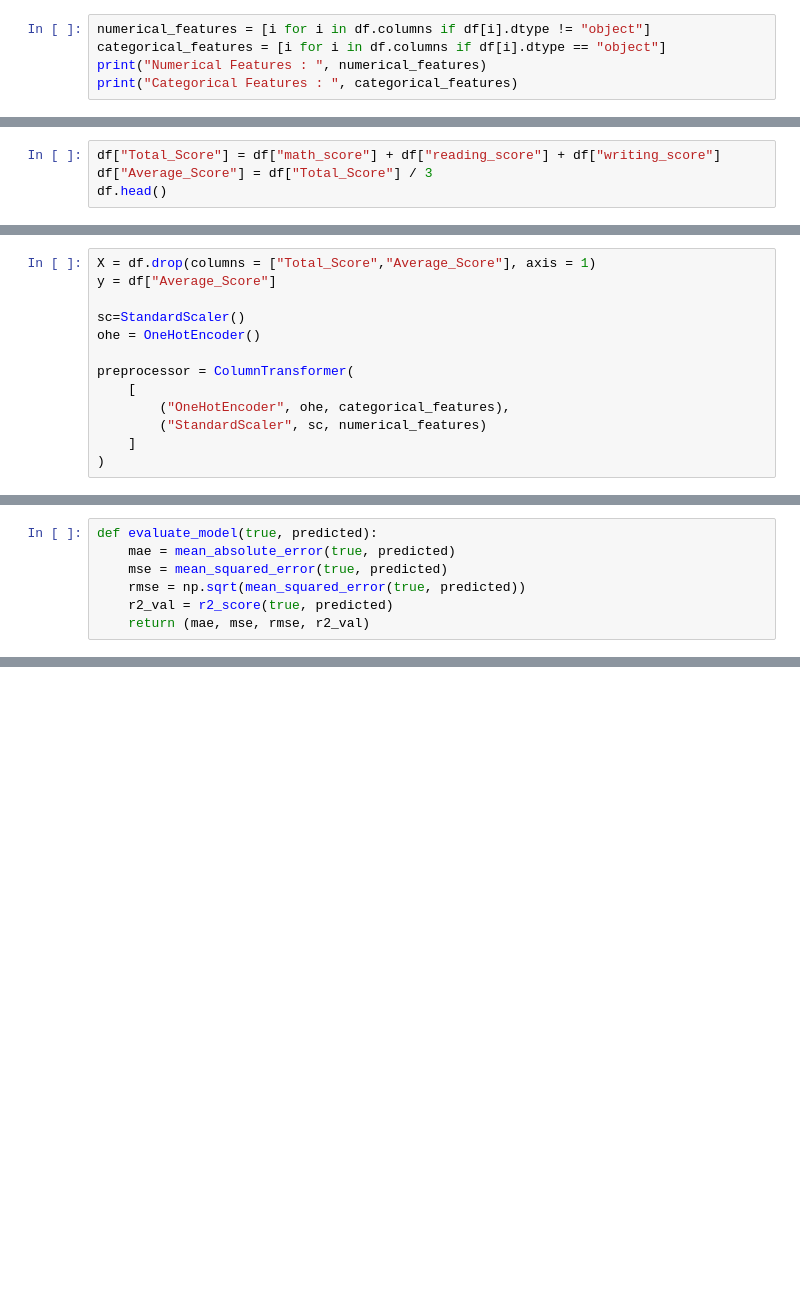
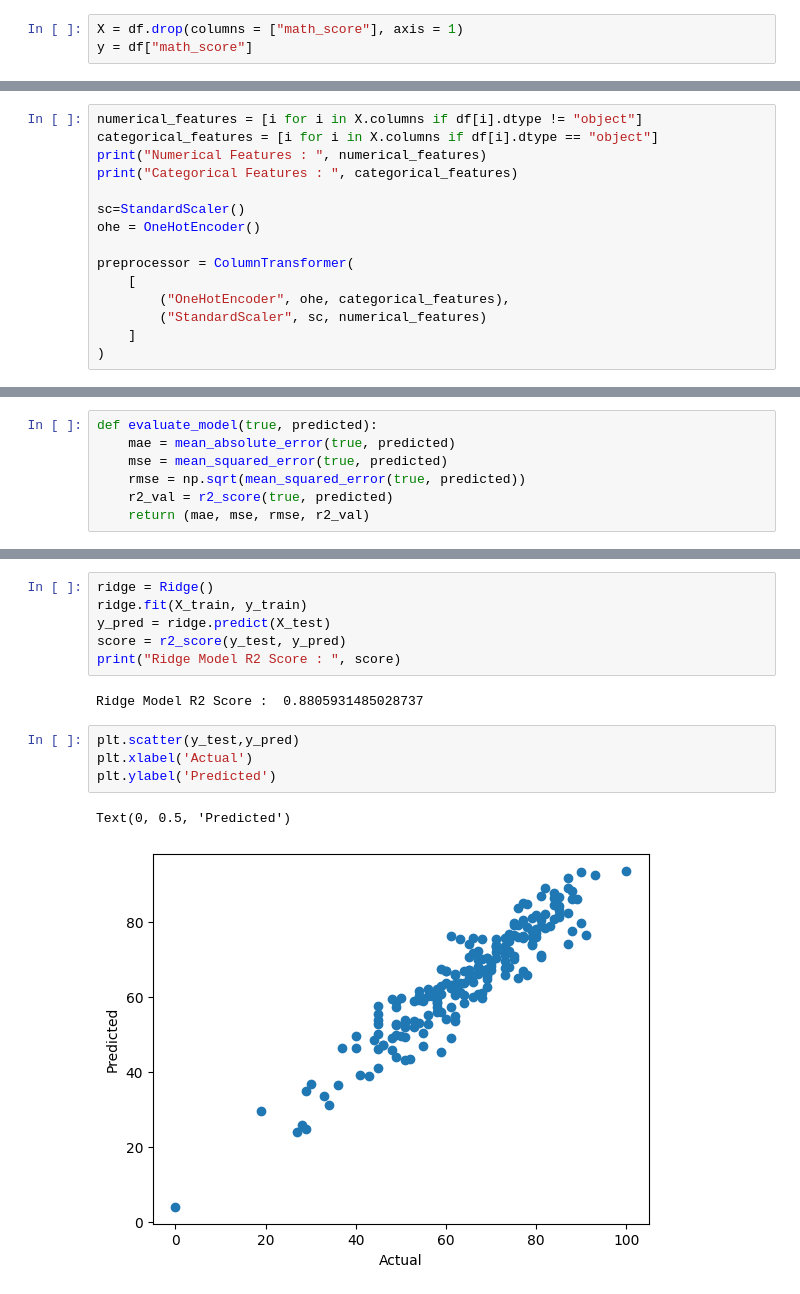
Before and after one commit to LILCOOTS/End-To-End_ML_Project, a Jupyter notebook: notebooks/Model_training.ipynb, the cells around one changed output, grey strips where cells are left out. Saved outputs shown, nothing was run; the diff lists cells and outputs as text; blank space fills up the shorter version.

Commit message:
EDA and Model Training

```diff
--- a/notebooks/Model_training.ipynb
+++ b/notebooks/Model_training.ipynb
@@ -29,7 +29,5 @@ df.head()
 | 3 | male | group A | associate's degree | free/reduced | none | 47 | ... |
 | 4 | male | group C | some college | standard | none | 76 | ... |
 # %%
-numerical_features = [i for i in df.columns if df[i].dtype != "object"]
-categorical_features = [i for i in df.columns if df[i].dtype == "object"]
-print("Numerical Features : ", numerical_features)
-print("Categorical Features : ", categorical_features)
+X = df.drop(columns = ["math_score"], axis = 1)
+y = df["math_score"]
@@ -39,4 +33,0 @@ Categorical Features :  ['gender', 'race_ethnicity', 'parental_level_of_educatio
-# %%
-df["Total_Score"] = df["math_score"] + df["reading_score"] + df["writing_score"]
-df["Average_Score"] = df["Total_Score"] / 3
-df.head()
@@ -50,6 +34,8 @@ df.head()
 # %%
-X = df.drop(columns = ["Total_Score","Average_Score"], axis = 1)
-y = df["Average_Score"]
+numerical_features = [i for i in X.columns if df[i].dtype != "object"]
+categorical_features = [i for i in X.columns if df[i].dtype == "object"]
+print("Numerical Features : ", numerical_features)
+print("Categorical Features : ", categorical_features)
 
 sc=StandardScaler()
 ohe = OneHotEncoder()
@@ -133,0 +150,15 @@ ValueError: Expected a 2-dimensional container but got <class 'pandas.core.serie
+# %%
+ridge = Ridge()
+ridge.fit(X_train, y_train)
+y_pred = ridge.predict(X_test)
+score = r2_score(y_test, y_pred)
+print("Ridge Model R2 Score : ", score)
+# %% [output]
+Ridge Model R2 Score :  0.8805931485028737
+# %%
+plt.scatter(y_test,y_pred)
+plt.xlabel('Actual')
+plt.ylabel('Predicted')
+# %% [output]
+Text(0, 0.5, 'Predicted')
+[figure, added]
```
Also changed, not shown: parts of 9 cells of this notebook, 3 other files.
